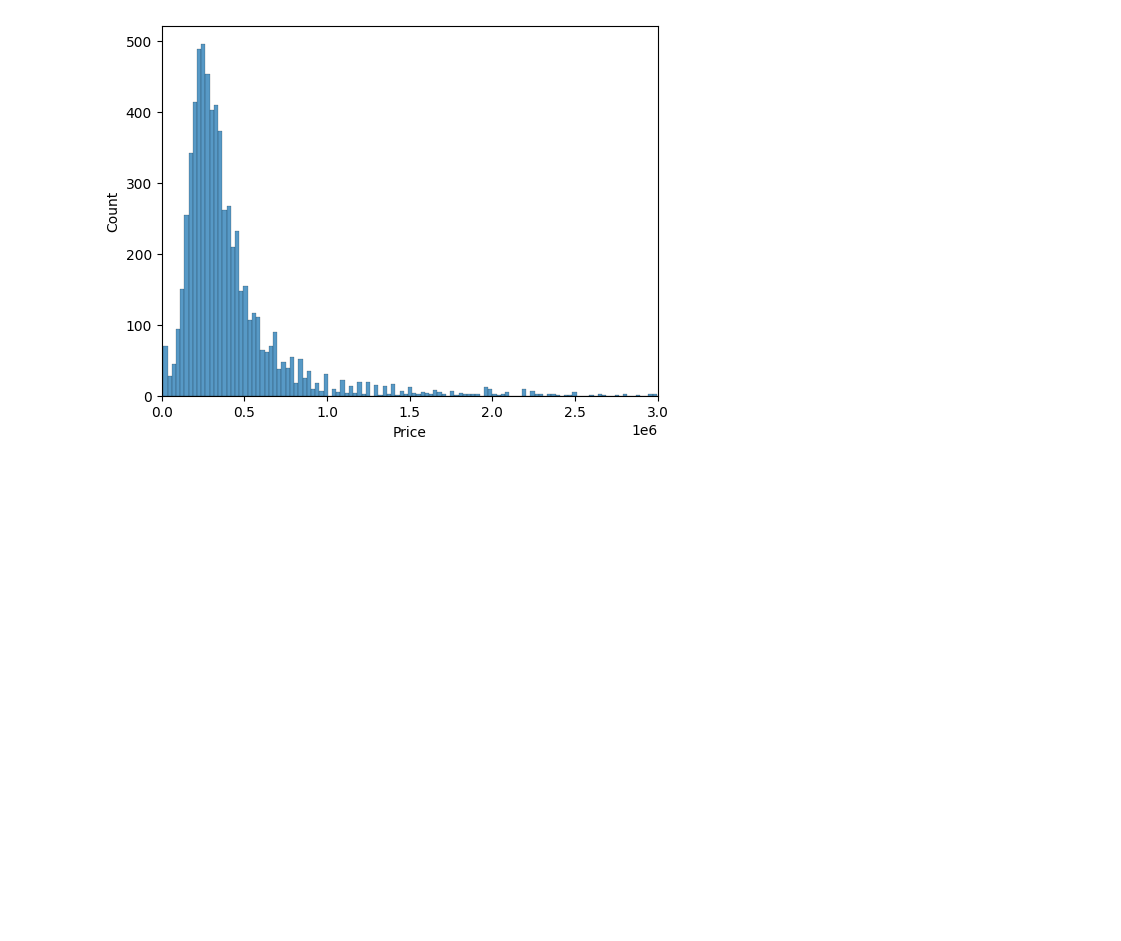
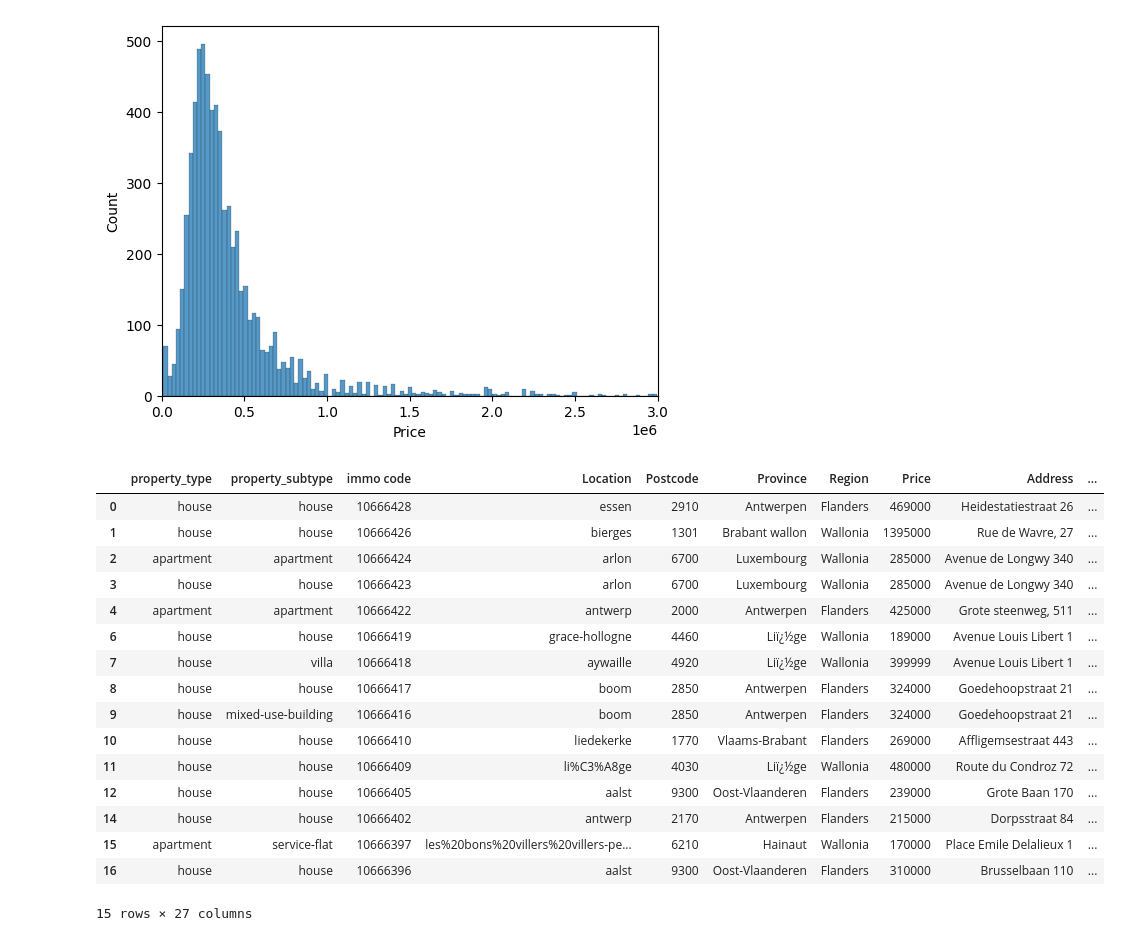
Before and after one commit to DeFre/ImmoEliza-data-analysis, a Jupyter notebook: data-exploration/data-analysis-test.ipynb, the cells around one changed output. Saved outputs shown, nothing was run; the diff lists cells and outputs as text; code cells hidden in the pictures; blank space fills up the shorter version.

```diff
--- a/data-exploration/data-analysis-test.ipynb
+++ b/data-exploration/data-analysis-test.ipynb
@@ -498,3 +476,23 @@ plt.xlim(0, 3000000)
 plt.show()
 # %% [output]
 [figure]
+# %%
+display(properties_raw.head(15))
+# %% [output]
+|  | property_type | property_subtype | immo code | Location | Postcode | Province | Region | Price | Address | ... |
+| 0 | house | house | 10666428 | essen | 2910 | Antwerpen | Flanders | 469000 | Heidestatiestraat 26 | ... |
+| 1 | house | house | 10666426 | bierges | 1301 | Brabant wallon | Wallonia | 1395000 | Rue de Wavre, 27 | ... |
+| 2 | apartment | apartment | 10666424 | arlon | 6700 | Luxembourg | Wallonia | 285000 | Avenue de Longwy 340 | ... |
+| 3 | house | house | 10666423 | arlon | 6700 | Luxembourg | Wallonia | 285000 | Avenue de Longwy 340 | ... |
+| 4 | apartment | apartment | 10666422 | antwerp | 2000 | Antwerpen | Flanders | 425000 | Grote steenweg, 511 | ... |
+| 6 | house | house | 10666419 | grace-hollogne | 4460 | Liï¿½ge | Wallonia | 189000 | Avenue Louis Libert 1 | ... |
+| 7 | house | villa | 10666418 | aywaille | 4920 | Liï¿½ge | Wallonia | 399999 | Avenue Louis Libert 1 | ... |
+| 8 | house | house | 10666417 | boom | 2850 | Antwerpen | Flanders | 324000 | Goedehoopstraat 21 | ... |
+| 9 | house | mixed-use-building | 10666416 | boom | 2850 | Antwerpen | Flanders | 324000 | Goedehoopstraat 21 | ... |
+| 10 | house | house | 10666410 | liedekerke | 1770 | Vlaams-Brabant | Flanders | 269000 | Affligemsestraat 443 | ... |
+| 11 | house | house | 10666409 | li%C3%A8ge | 4030 | Liï¿½ge | Wallonia | 480000 | Route du Condroz 72 | ... |
+| 12 | house | house | 10666405 | aalst | 9300 | Oost-Vlaanderen | Flanders | 239000 | Grote Baan 170 | ... |
+| 14 | house | house | 10666402 | antwerp | 2170 | Antwerpen | Flanders | 215000 | Dorpsstraat 84 | ... |
+| 15 | apartment | service-flat | 10666397 | les%20bons%20villers%20villers-pe... | 6210 | Hainaut | Wallonia | 170000 | Place Emile Delalieux 1 | ... |
+| 16 | house | house | 10666396 | aalst | 9300 | Oost-Vlaanderen | Flanders | 310000 | Brusselbaan 110 | ... |
+15 rows × 27 columns
```
Also changed, not shown: parts of 17 cells of this notebook.
